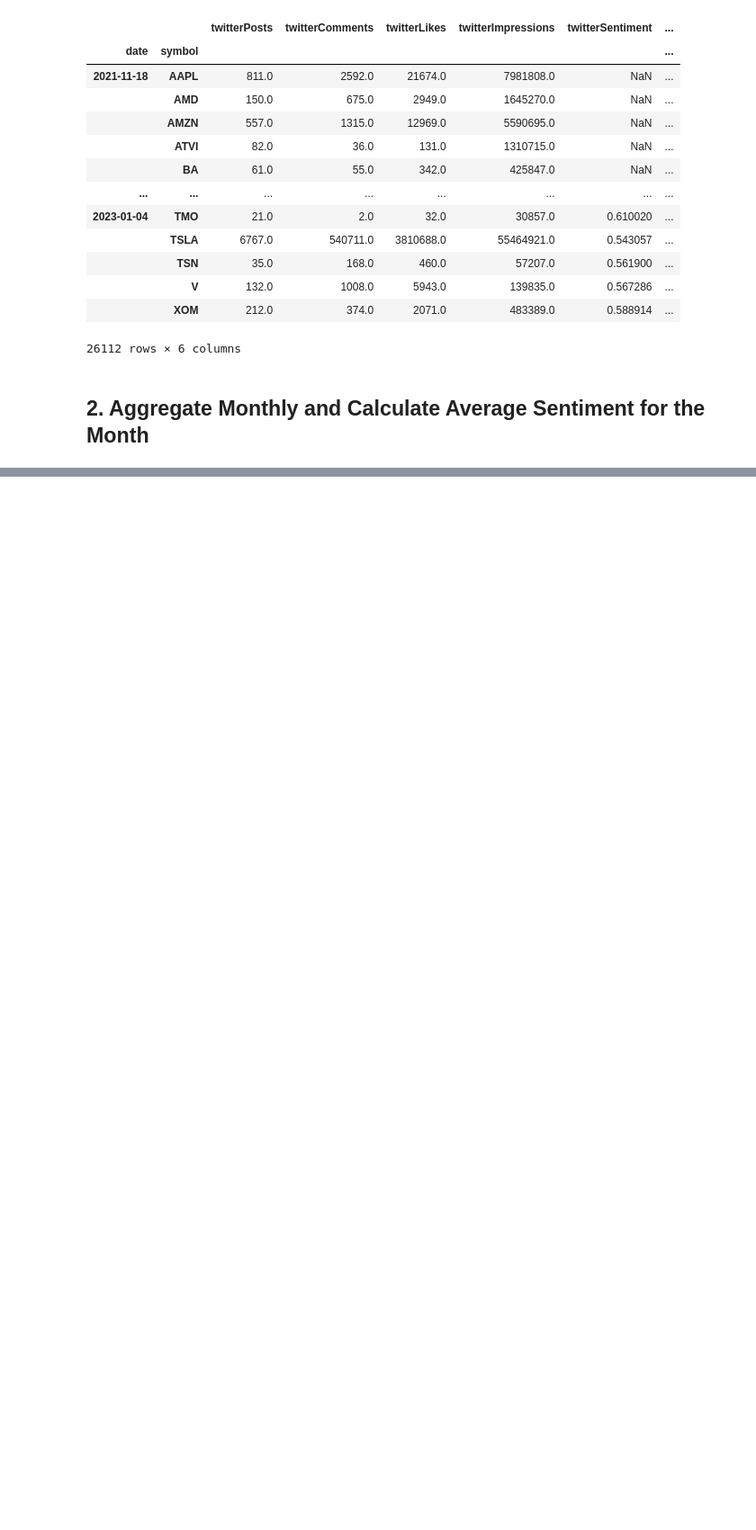
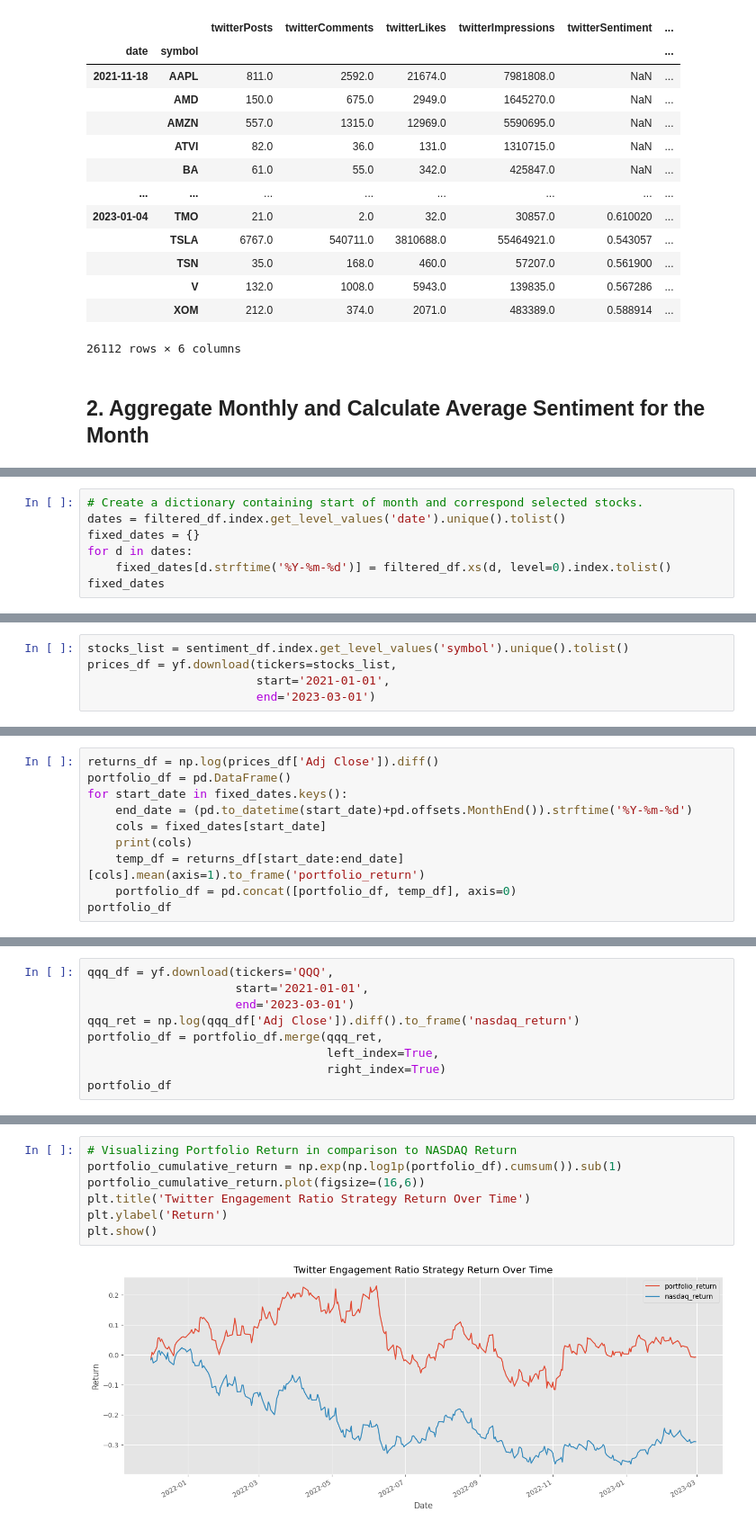
Before and after one commit to VishnuMano/TradingAlgorithm, a Jupyter notebook: TwitterSentiment.ipynb, the cells around one changed output, grey strips where cells are left out. Shown: that part at 90% size. Cells and saved outputs as stored; diff of their text form; blank space fills up the shorter version.

Commit message:
Twitter Sentiment strat complete

```diff
--- a/TwitterSentiment.ipynb
+++ b/TwitterSentiment.ipynb
@@ -65,0 +96,7 @@ aggregated_df
+# %%
+# Create a dictionary containing start of month and correspond selected stocks.
+dates = filtered_df.index.get_level_values('date').unique().tolist()
+fixed_dates = {}
+for d in dates:
+    fixed_dates[d.strftime('%Y-%m-%d')] = filtered_df.xs(d, level=0).index.tolist()
+fixed_dates
@@ -65,0 +121,5 @@ aggregated_df
+# %%
+stocks_list = sentiment_df.index.get_level_values('symbol').unique().tolist()
+prices_df = yf.download(tickers=stocks_list,
+                        start='2021-01-01',
+                        end='2023-03-01')
@@ -65,0 +138,10 @@ aggregated_df
+# %%
+returns_df = np.log(prices_df['Adj Close']).diff()
+portfolio_df = pd.DataFrame()
+for start_date in fixed_dates.keys():
+    end_date = (pd.to_datetime(start_date)+pd.offsets.MonthEnd()).strftime('%Y-%m-%d')
+    cols = fixed_dates[start_date]
+    print(cols)
+    temp_df = returns_df[start_date:end_date][cols].mean(axis=1).to_frame('portfolio_return')
+    portfolio_df = pd.concat([portfolio_df, temp_df], axis=0)
+portfolio_df
@@ -65,0 +180,9 @@ aggregated_df
+# %%
+qqq_df = yf.download(tickers='QQQ',
+                     start='2021-01-01',
+                     end='2023-03-01')
+qqq_ret = np.log(qqq_df['Adj Close']).diff().to_frame('nasdaq_return')
+portfolio_df = portfolio_df.merge(qqq_ret,
+                                  left_index=True,
+                                  right_index=True)
+portfolio_df
@@ -65,0 +205,9 @@ aggregated_df
+# %%
+# Visualizing Portfolio Return in comparison to NASDAQ Return
+portfolio_cumulative_return = np.exp(np.log1p(portfolio_df).cumsum()).sub(1)
+portfolio_cumulative_return.plot(figsize=(16,6))
+plt.title('Twitter Engagement Ratio Strategy Return Over Time')
+plt.ylabel('Return')
+plt.show()
+# %% [output]
+[figure, added]
```
Also changed, not shown: parts of 12 cells of this notebook, 1 other file.
